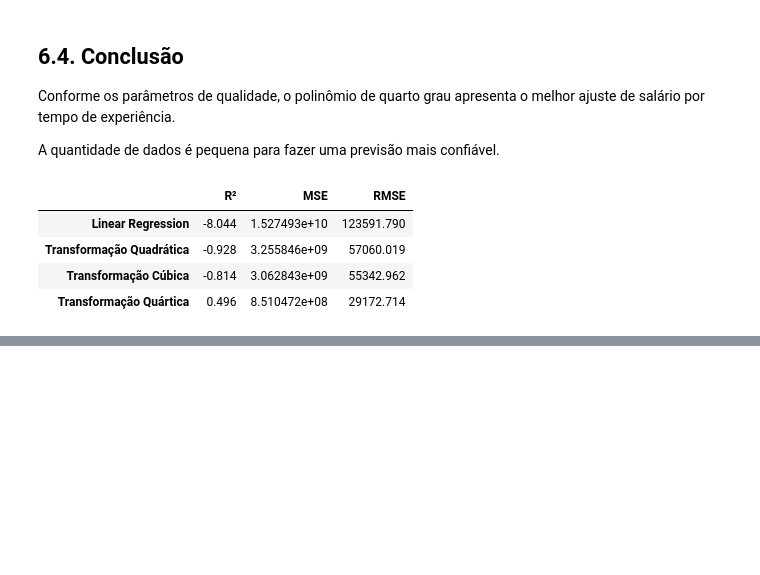
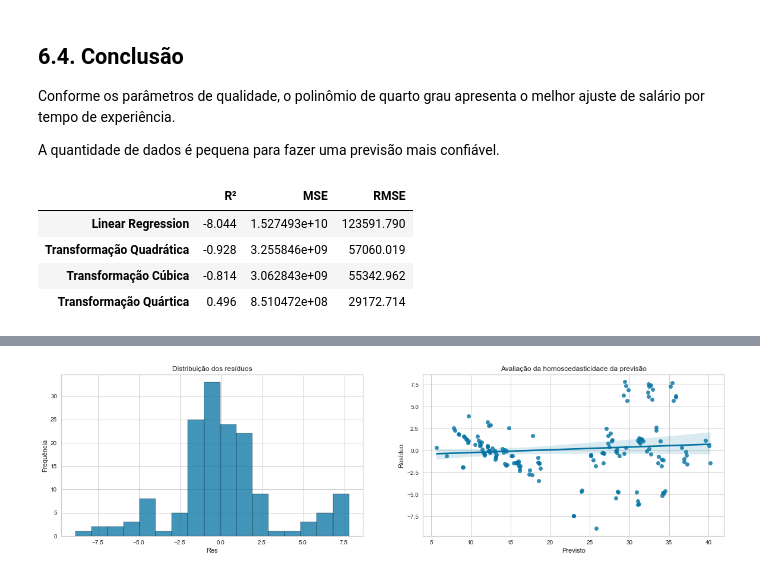
Before and after one commit to bruna-calistrate/Regression-SupervisedModels-Course, a Jupyter notebook: Exercícios.ipynb, the cells around one changed output, grey strips where cells are left out. Cells and saved outputs as stored; diff of their text form; code cells hidden in the pictures; blank space fills up the shorter version.

```diff
--- a/Exercícios.ipynb
+++ b/Exercícios.ipynb
@@ -1849,0 +1888,7 @@ adj_LR.append([adj_Quad, adj_Cub, adj_Quar])
+# %%
+x_data, y_data = load_energy()
+
+x = pd.DataFrame(x_data)
+y = pd.DataFrame(y_data)
+
+df = pd.concat([x, y], axis=1)
@@ -1849,0 +1917,7 @@ adj_LR.append([adj_Quad, adj_Cub, adj_Quar])
+# %%
+x_Train, x_Test, y_Train, y_Test = train_test_split(x, y, train_size=0.8, random_state=0)
+
+data = (x_Train, x_Test, y_Train, y_Test)
+
+for d in data:
+    d.reset_index(drop=True, inplace=True)
@@ -1849,0 +1926,8 @@ adj_LR.append([adj_Quad, adj_Cub, adj_Quar])
+# %%
+reg = LinearRegression().fit(x_Train, y_Train)
+
+y_orig = reg.predict(x_Test)
+pred_orig = predict_table(y=y_Test,
+                          y_pred=pd.DataFrame(y_orig),
+                          residual=True)
+pred_orig.head()
@@ -1849,0 +1954,17 @@ adj_LR.append([adj_Quad, adj_Cub, adj_Quar])
+# %%
+fig, axes = plt.subplots(1, 2, figsize=(20,5))
+
+sns.histplot(data=pred_orig,
+             x='Res',
+             ax=axes[0]).set_ylabel('Frequência')
+axes[0].set_title('Distribuição dos resíduos')
+
+sns.regplot(data=pred_orig,
+            x='Previsto',
+            y='Res',
+            ax=axes[1]).set_ylabel('Resíduo')
+axes[1].set_title('Avaliação da homoscedasticidade da previsão')
+
+plt.show()
+# %% [output]
+[figure, added]
```
Also changed, not shown: parts of 32 cells of this notebook.
